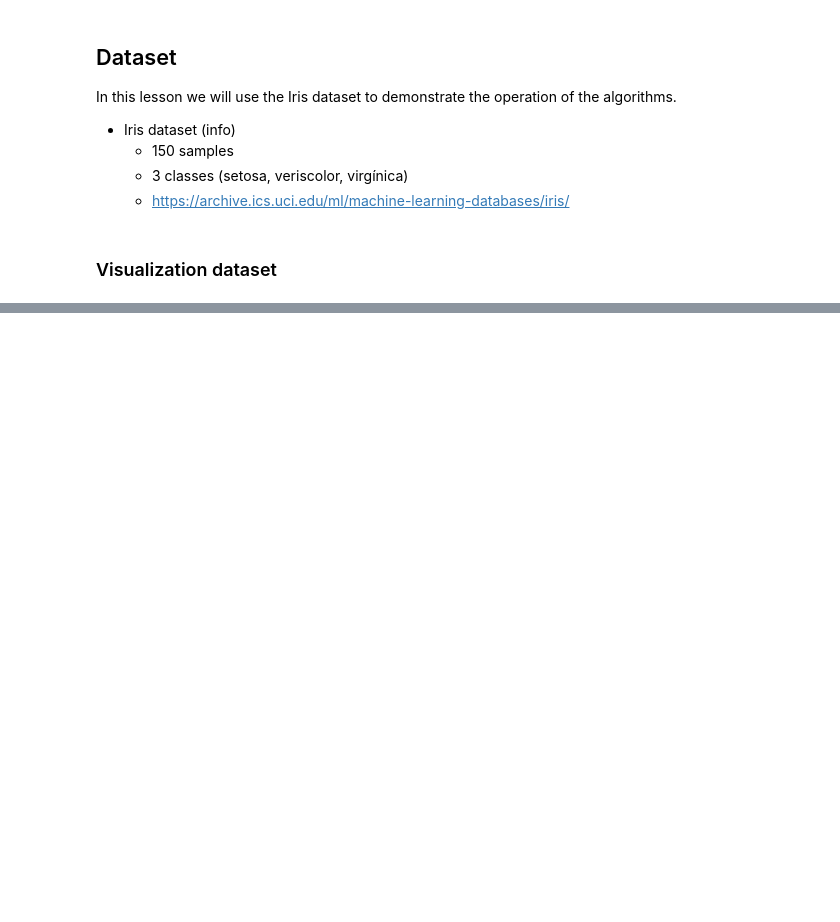
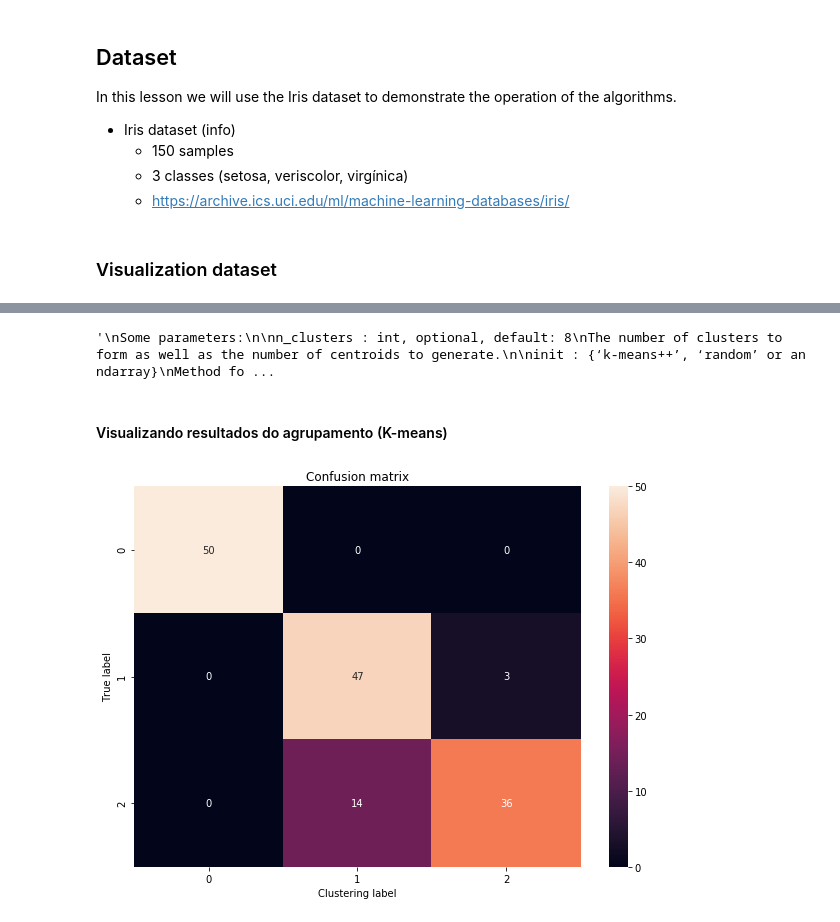
Before and after one commit to everaldocsneto/aulas, a Jupyter notebook: 01_Clustering.ipynb, the cells around one changed output, grey strips where cells are left out. Cells and saved outputs as stored; diff of their text form; code cells hidden in the pictures; blank space fills up the shorter version.

Commit message:
adc aula clustering

```diff
--- a/01_Clustering.ipynb
+++ b/01_Clustering.ipynb
@@ -48,0 +59,42 @@ plt.legend(handles=team_patches)
+# %%
+from sklearn.cluster import KMeans
+
+kmeans = KMeans(n_clusters=3, random_state=0, n_init=20)
+kmeans.fit(X)
+y_pred = kmeans.labels_
+
+"""
+Some parameters:
+
+n_clusters : int, optional, default: 8
+The number of clusters to form as well as the number of centroids to generate.
+
+init : {‘k-means++’, ‘random’ or an ndarray}
+Method for initialization, defaults to ‘k-means++’:
+
+‘k-means++’ : selects initial cluster centers for k-mean clustering in a smart way to speed up convergence. See section Notes in k_init for more details.
+
+‘random’: choose k observations (rows) at random from data for the initial centroids.
+
+If an ndarray is passed, it should be of shape (n_clusters, n_features) and gives the initial centers.
+
+n_init : int, default: 10
+Number of time the k-means algorithm will be run with different centroid seeds. The final results will be the best output of n_init consecutive runs in terms of inertia.
+"""
+# %% [output]
+'\nSome parameters:\n\nn_clusters : int, optional, default: 8\nThe number of clusters to form as well as the number of centroids to generate.\n\ninit : {‘k-means++’, ‘random’ or an ndarray}\nMethod fo ...
+# %% [markdown]
+#### Visualizando resultados do agrupamento (K-means)
+# %%
+import sklearn.metrics
+import seaborn as sns
+confusion_matrix = sklearn.metrics.confusion_matrix(y, y_pred)
+
+plt.figure(figsize = (10,7))
+sns.heatmap(confusion_matrix, annot=True)
+plt.title("Confusion matrix")
+plt.ylabel('True label')
+plt.xlabel('Clustering label')
+plt.show()
+# %% [output]
+[figure, added]
```
Also changed, not shown: parts of 3 cells of this notebook.
